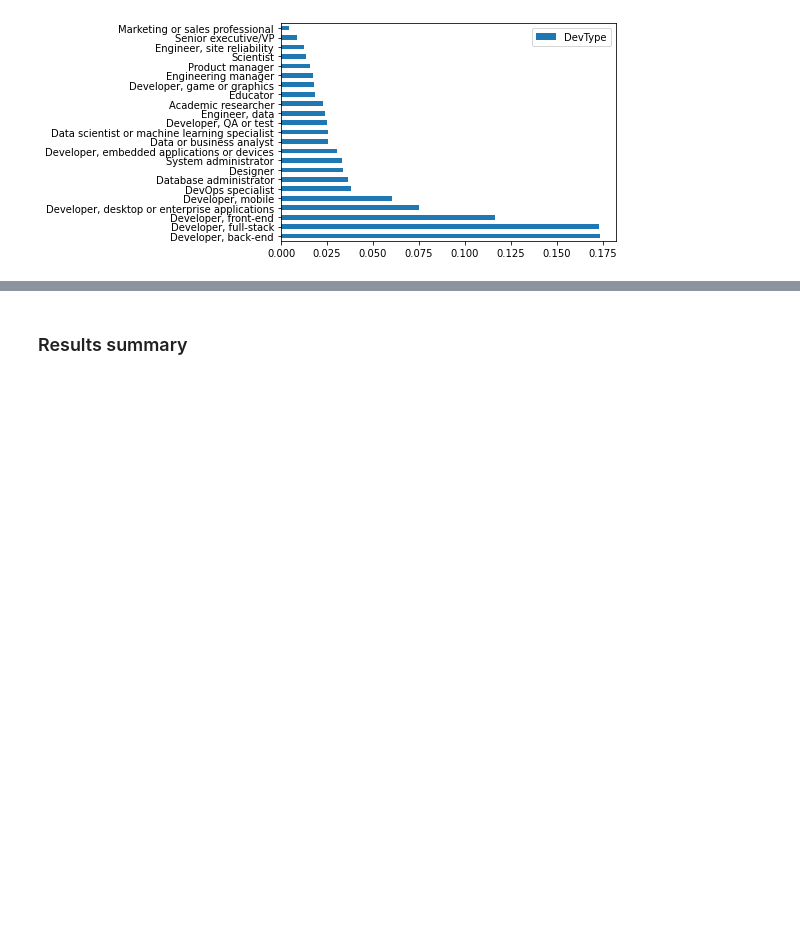
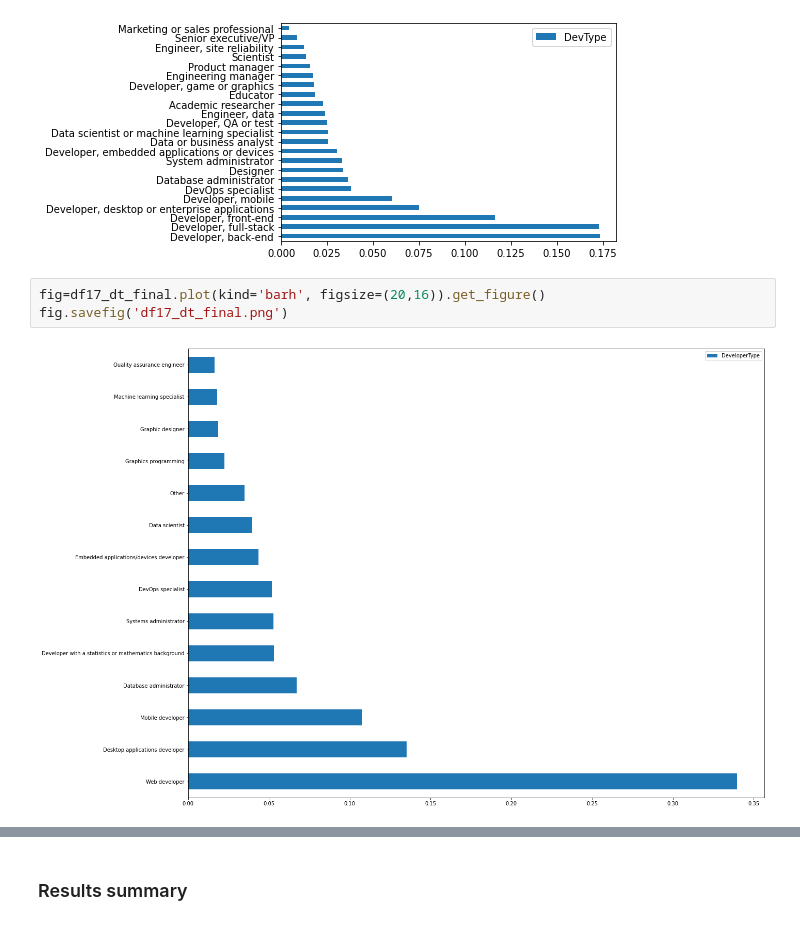
Before and after one commit to saberdy/udaproject_post_a_blog, a Jupyter notebook: main.ipynb, the cells around one changed output, grey strips where cells are left out. Saved outputs shown, nothing was run; the diff lists cells and outputs as text; blank space fills up the shorter version.

```diff
--- a/main.ipynb
+++ b/main.ipynb
@@ -170,3 +170,8 @@ df20_dt_final.plot.barh()
 # %% [output]
 <AxesSubplot:>
 [figure]
+# %%
+fig=df17_dt_final.plot(kind='barh', figsize=(20,16)).get_figure()
+fig.savefig('df17_dt_final.png')
+# %% [output]
+[figure, added]
```
Also changed, not shown: parts of 12 cells of this notebook.
